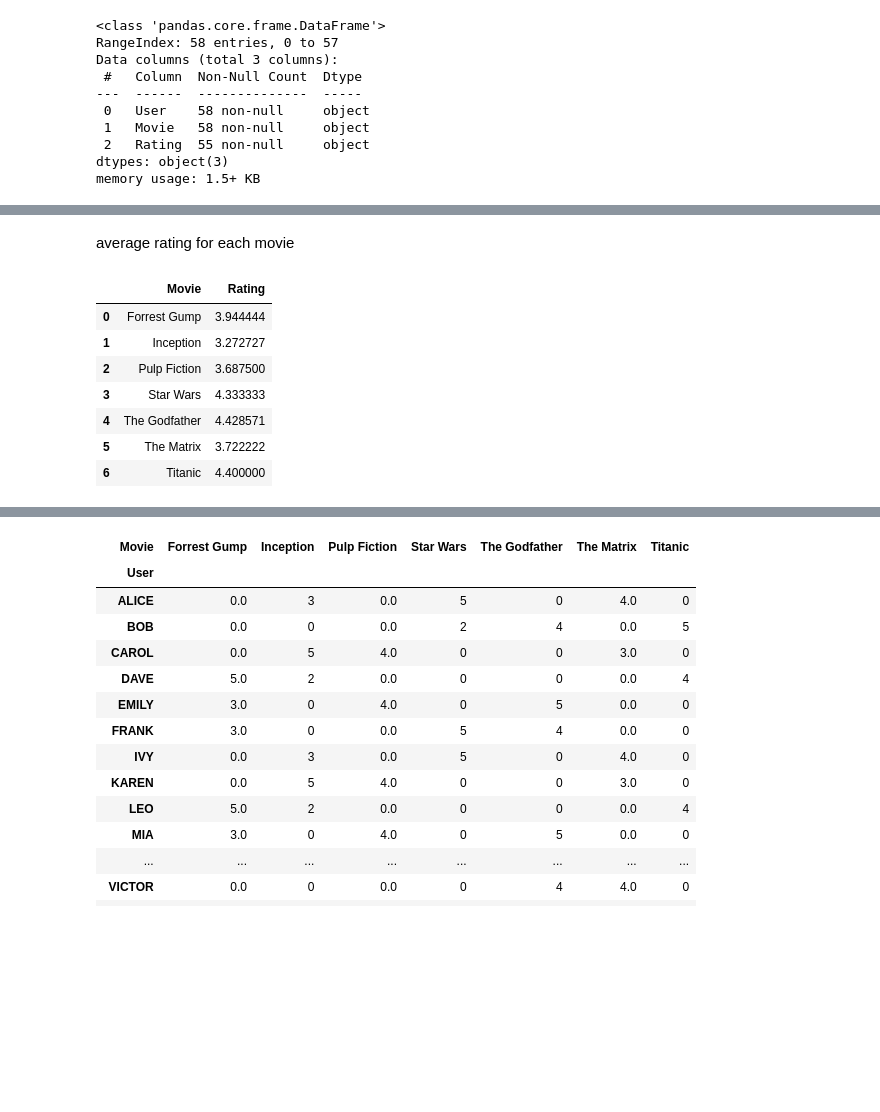
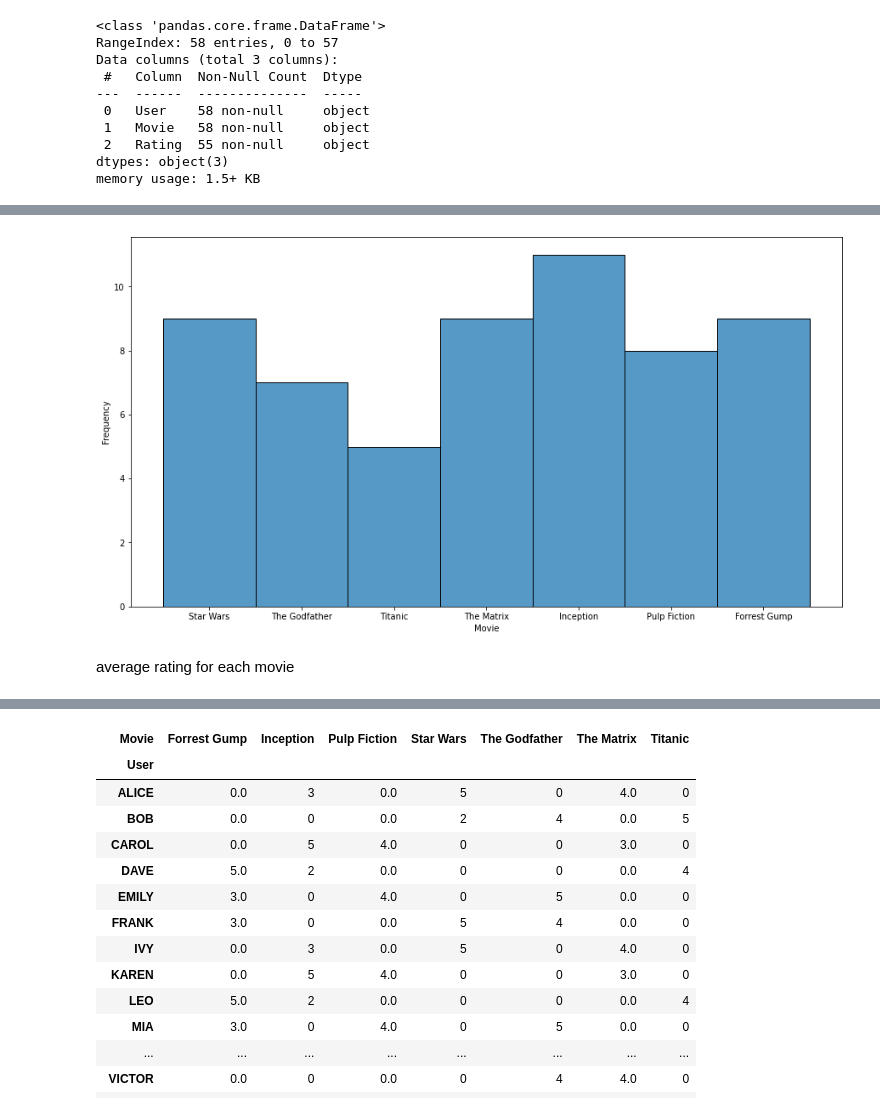
Before and after one commit to cmosongo/popcorn-pilot, a Jupyter notebook: notebooks/Movie Recommendation Analysis.ipynb, the cells around one changed output, grey strips where cells are left out. Saved outputs shown, nothing was run; the diff lists cells and outputs as text; code cells hidden in the pictures; blank space fills up the shorter version.

```diff
--- a/notebooks/Movie Recommendation Analysis .ipynb
+++ b/notebooks/Movie Recommendation Analysis.ipynb
@@ -56,3 +68,5 @@ data['User'] = data['User'].str.upper()
+# %%
+data['Rating'] = pd.to_numeric(data['Rating'], errors='coerce')
 # %%
 # Data cleaning
 data = data.drop_duplicates()
@@ -70,17 +105,13 @@ movies = data['Movie'].unique()
+# %%
+# Movies and there frequency
+plt.figure(figsize=(15,8))
+sns.histplot(data['Movie'],
+            stat="frequency",);
+# %% [output]
+[figure, added]
 # %%
 # Calculate average rating for each movie
 median_ratings = data.groupby('Movie')['Rating'].median().reset_index()
 average_ratings = data.groupby('Movie')['Rating'].mean().reset_index()
 # %% [markdown]
 average rating for each movie
-# %%
-average_ratings
-# %% [output]
-|  | Movie | Rating |
-| 0 | Forrest Gump | 3.944444 |
-| 1 | Inception | 3.272727 |
-| 2 | Pulp Fiction | 3.687500 |
-| 3 | Star Wars | 4.333333 |
-| 4 | The Godfather | 4.428571 |
-| 5 | The Matrix | 3.722222 |
-| 6 | Titanic | 4.400000 |
```
Also changed, not shown: parts of 19 cells of this notebook, 4 other files.
